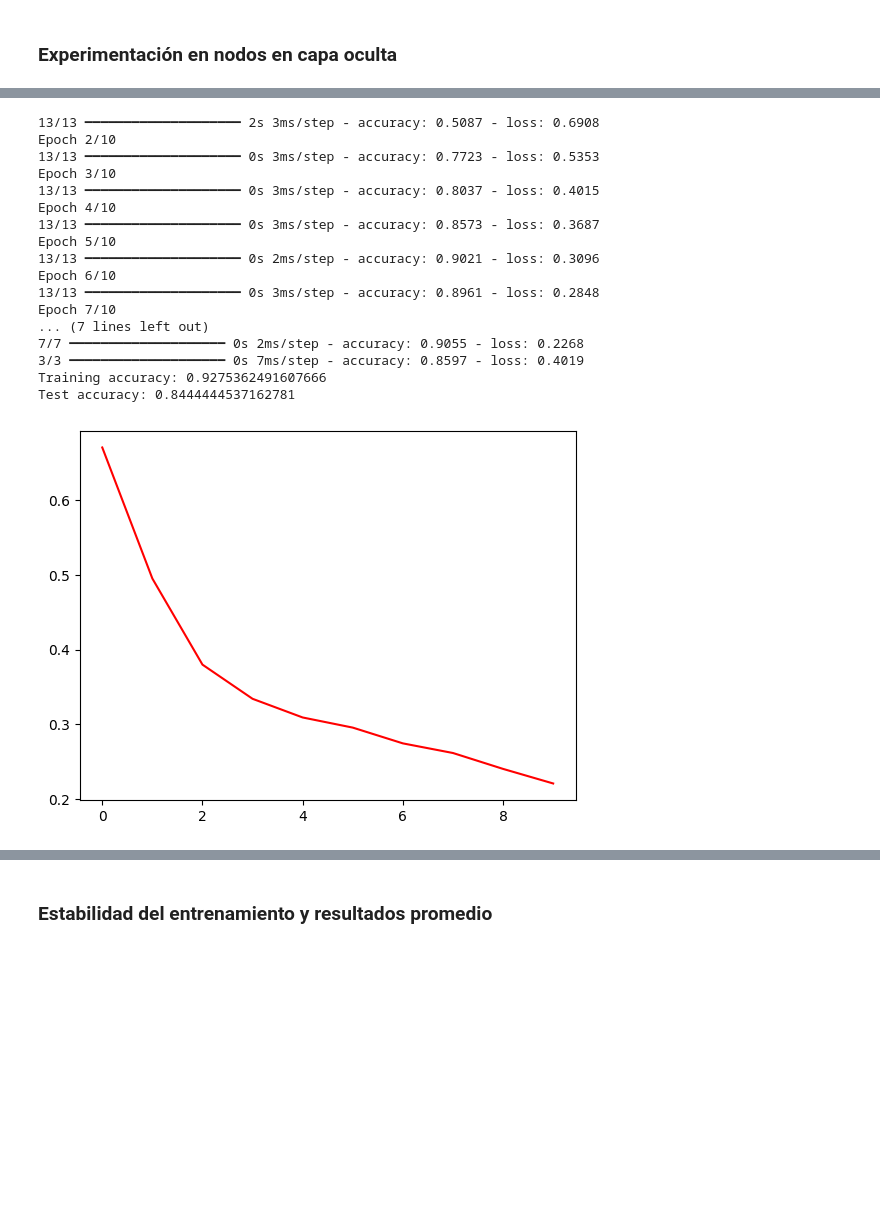
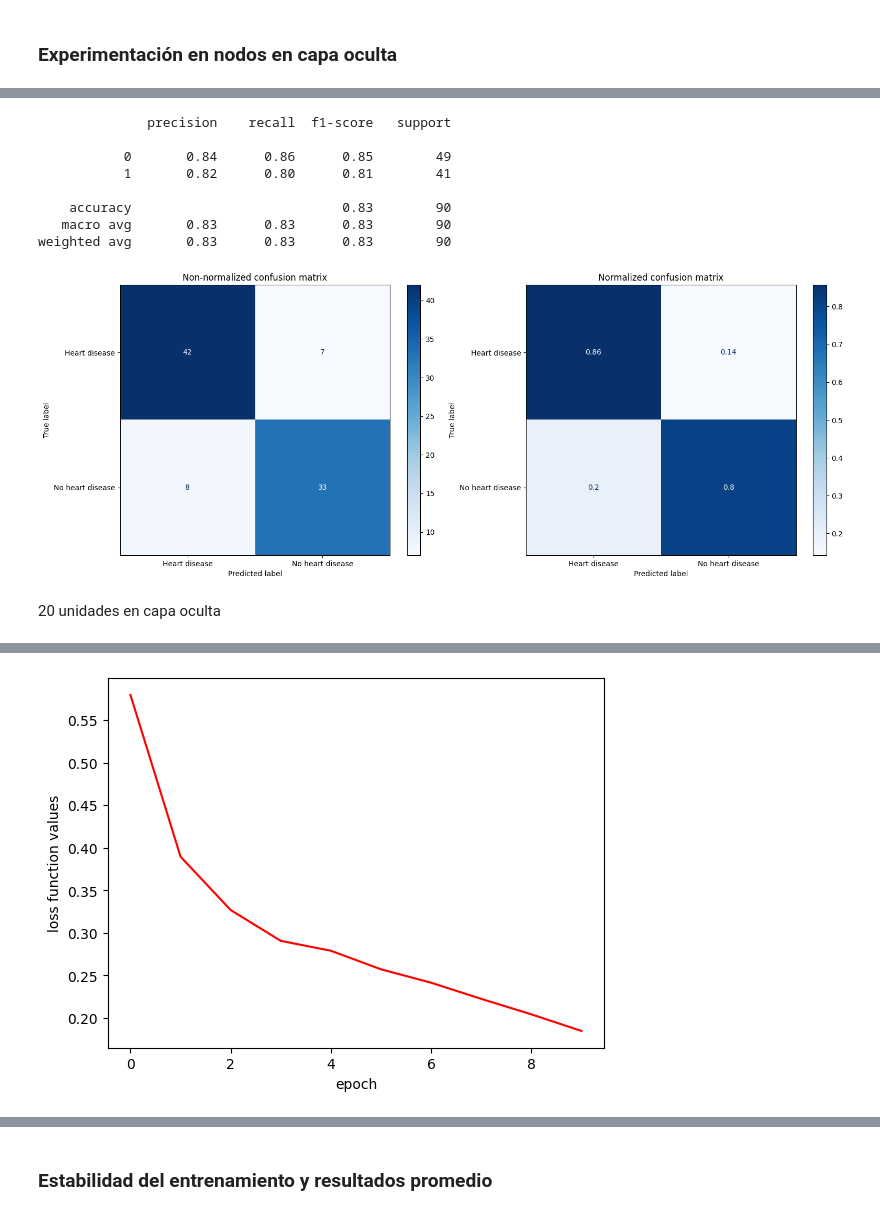
Before and after one commit to ceasoto/MLA_Clase01, a Jupyter notebook: Tarea_1_MLA.ipynb, the cells around one changed output, grey strips where cells are left out. Saved outputs shown, nothing was run; the diff lists cells and outputs as text; code cells hidden in the pictures; blank space fills up the shorter version.

```diff
--- a/Tarea_1_MLA.ipynb
+++ b/Tarea_1_MLA.ipynb
@@ -252,5 +272,21 @@ Test accuracy: 0.8333333134651184
+# %%
+test_predictions = (model.predict(X_test_scaled, verbose = 0) > 0.5).astype(int)
+custom_confusion_matrix(y_test, test_predictions, ['Heart disease', 'No heart disease'])
+print(classification_report(y_test, test_predictions))
+# %% [output]
+              precision    recall  f1-score   support
+
+           0       0.84      0.86      0.85        49
+           1       0.82      0.80      0.81        41
+
+    accuracy                           0.83        90
+   macro avg       0.83      0.83      0.83        90
+weighted avg       0.83      0.83      0.83        90
+[figure, added]
+# %% [markdown]
+20 unidades en capa oculta
 # %%
-hidden_units=10 # nodos de capas ocultas iniciales
+hidden_units=20 # nodos de capas ocultas iniciales
 
 # create model
 model = models.Sequential()
@@ -281,11 +317,13 @@ history = model.fit(X_train_scaled, y_train,
 #evalute the accuracy
 train_acc=model.evaluate(X_train_scaled, y_train, batch_size=32)[1]
 test_acc=model.evaluate(X_test_scaled, y_test, batch_size=32)[1]
-print('Training accuracy: %s' % train_acc)
-print('Test accuracy: %s' % test_acc)
+print(f'Training accuracy: {train_acc:.2f}')
+print(f'Test accuracy: {test_acc:.2f}')
 
 losses = history.history['loss']
 plt.plot(range(len(losses)), losses, 'r')
+plt.xlabel('epoch')
+plt.ylabel('loss function values')
 plt.show()
 # %% [output]
 Epoch 1/10
@@ -292,18 +346 @@ Epoch 1/10
-13/13 ━━━━━━━━━━━━━━━━━━━━ 2s 3ms/step - accuracy: 0.5087 - loss: 0.6908
-Epoch 2/10
-13/13 ━━━━━━━━━━━━━━━━━━━━ 0s 3ms/step - accuracy: 0.7723 - loss: 0.5353
-Epoch 3/10
-13/13 ━━━━━━━━━━━━━━━━━━━━ 0s 3ms/step - accuracy: 0.8037 - loss: 0.4015
-Epoch 4/10
-13/13 ━━━━━━━━━━━━━━━━━━━━ 0s 3ms/step - accuracy: 0.8573 - loss: 0.3687
-Epoch 5/10
-13/13 ━━━━━━━━━━━━━━━━━━━━ 0s 2ms/step - accuracy: 0.9021 - loss: 0.3096
-Epoch 6/10
-13/13 ━━━━━━━━━━━━━━━━━━━━ 0s 3ms/step - accuracy: 0.8961 - loss: 0.2848
-Epoch 7/10
-... (7 lines left out)
-7/7 ━━━━━━━━━━━━━━━━━━━━ 0s 2ms/step - accuracy: 0.9055 - loss: 0.2268
-3/3 ━━━━━━━━━━━━━━━━━━━━ 0s 7ms/step - accuracy: 0.8597 - loss: 0.4019
-Training accuracy: 0.9275362491607666
-Test accuracy: 0.8444444537162781
-[figure, old version]
+[figure, new version]
```
Also changed, not shown: parts of 16 cells of this notebook.
